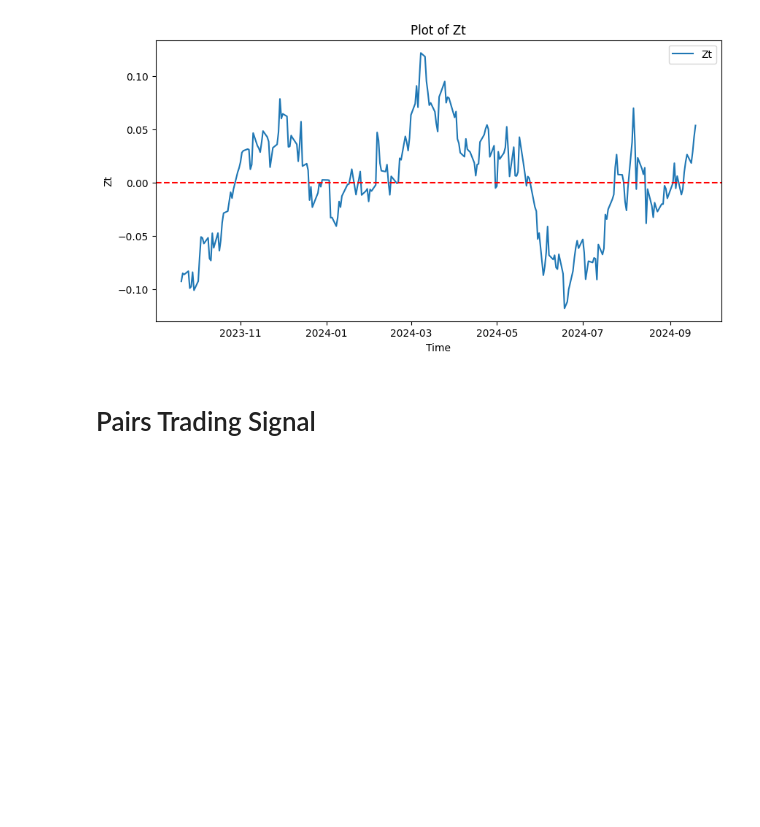
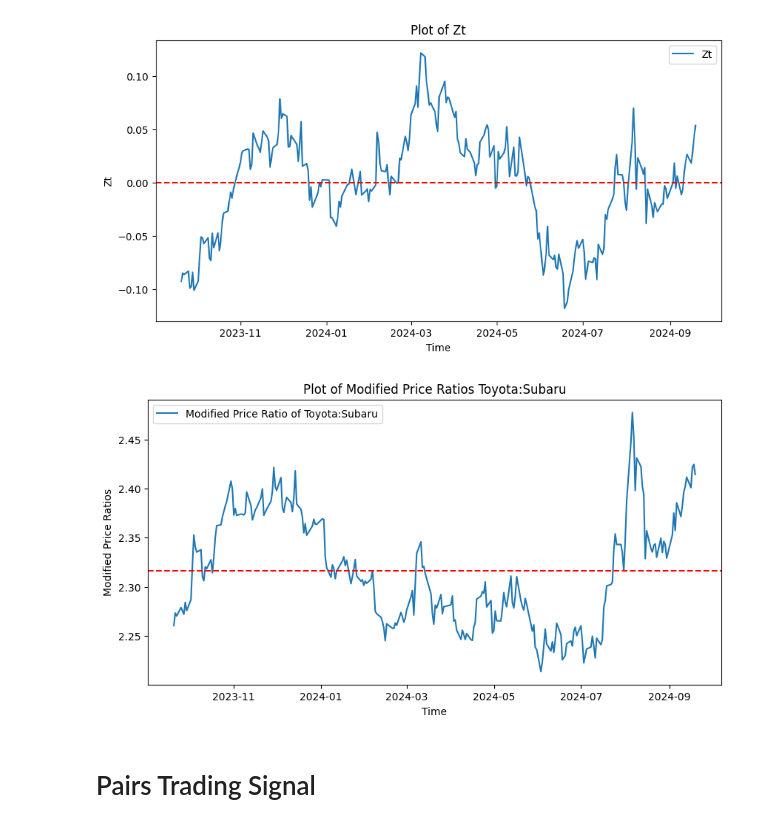
Before and after one commit to victoria-uriostegui/Pairs-Trading-Repo-ED-VU-Fall-24-, a Jupyter notebook: pairs_trading.ipynb, the cells around one changed output. Saved outputs shown, nothing was run; the diff lists cells and outputs as text; code cells hidden in the pictures; blank space fills up the shorter version.

```diff
--- a/pairs_trading.ipynb
+++ b/pairs_trading.ipynb
@@ -310,5 +334,27 @@ plt.legend()
 plt.show()
 # %% [output]
 [figure]
+# %%
+# Making a z_score function to calculate the z-scores of the proportion of the Toyota & Subaru prices to each other.
+def z_score(series):
+    return (series - np.mean(series)) / np.std(series)
+# %%
+# Get the modified price ratios of Toyota:Subaru.
+# Prerequisites normality and a normal distribution are assured due to the taking of the natural log prior.
+mod_ratios = tmsub_df['TM'] / tmsub_df['FUJHY']
+z_scores = z_score(mod_ratios)
+
+# Plot the modified price ratios.
+plt.figure(figsize=(10, 5))
+plt.plot(mod_ratios, label="Modified Price Ratio of Toyota:Subaru")
+plt.axhline(y=mod_ratios.mean(), color="red", linestyle="--")  # Horizontal line at zero
+plt.autoscale(False)
+plt.title("Plot of Modified Price Ratios Toyota:Subaru")
+plt.xlabel("Time")
+plt.ylabel("Modified Price Ratios")
+plt.legend()
+plt.show()
+# %% [output]
+[figure, added]
 # %% [markdown]
 # Pairs Trading Signal
```
Also changed, not shown: parts of 10 cells of this notebook.
